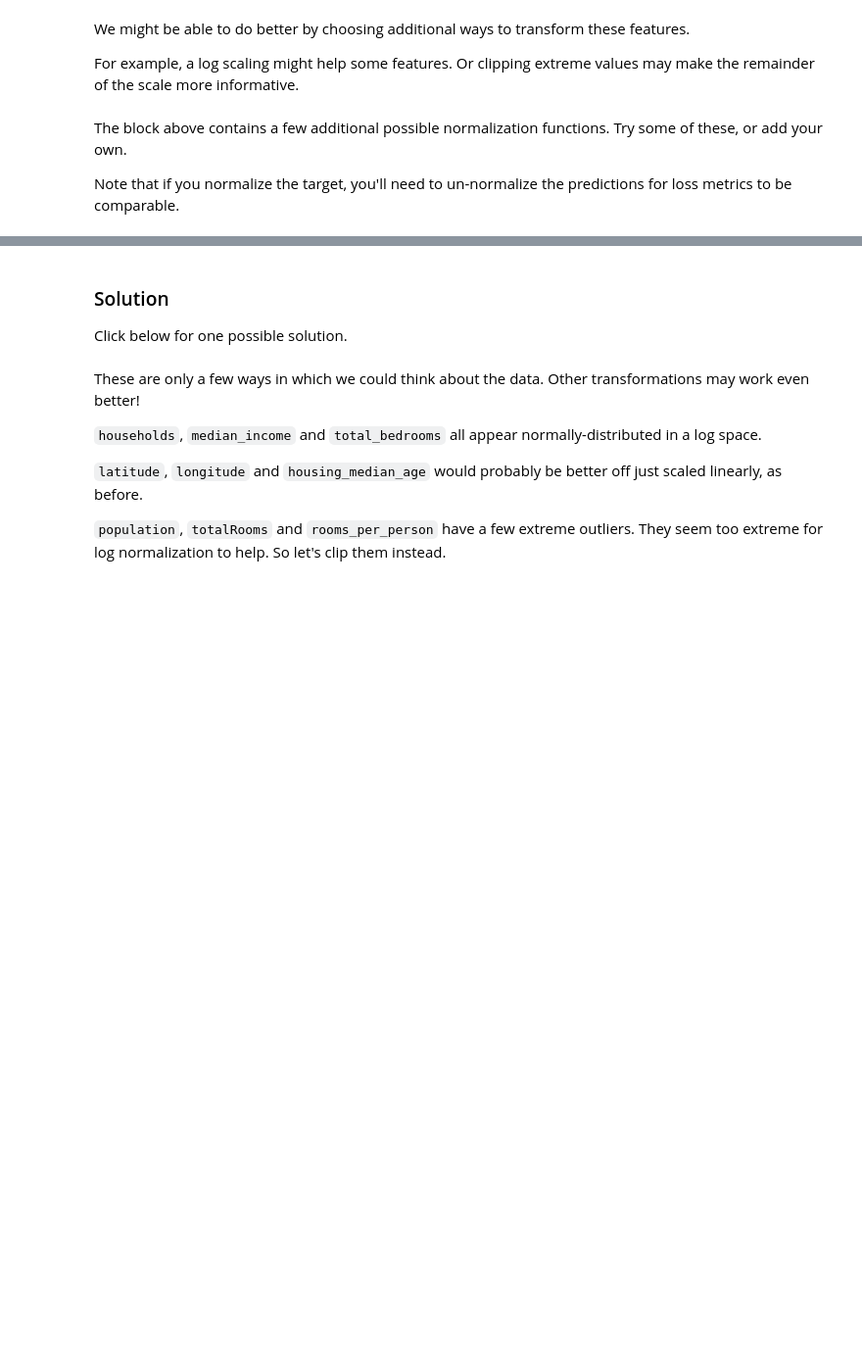
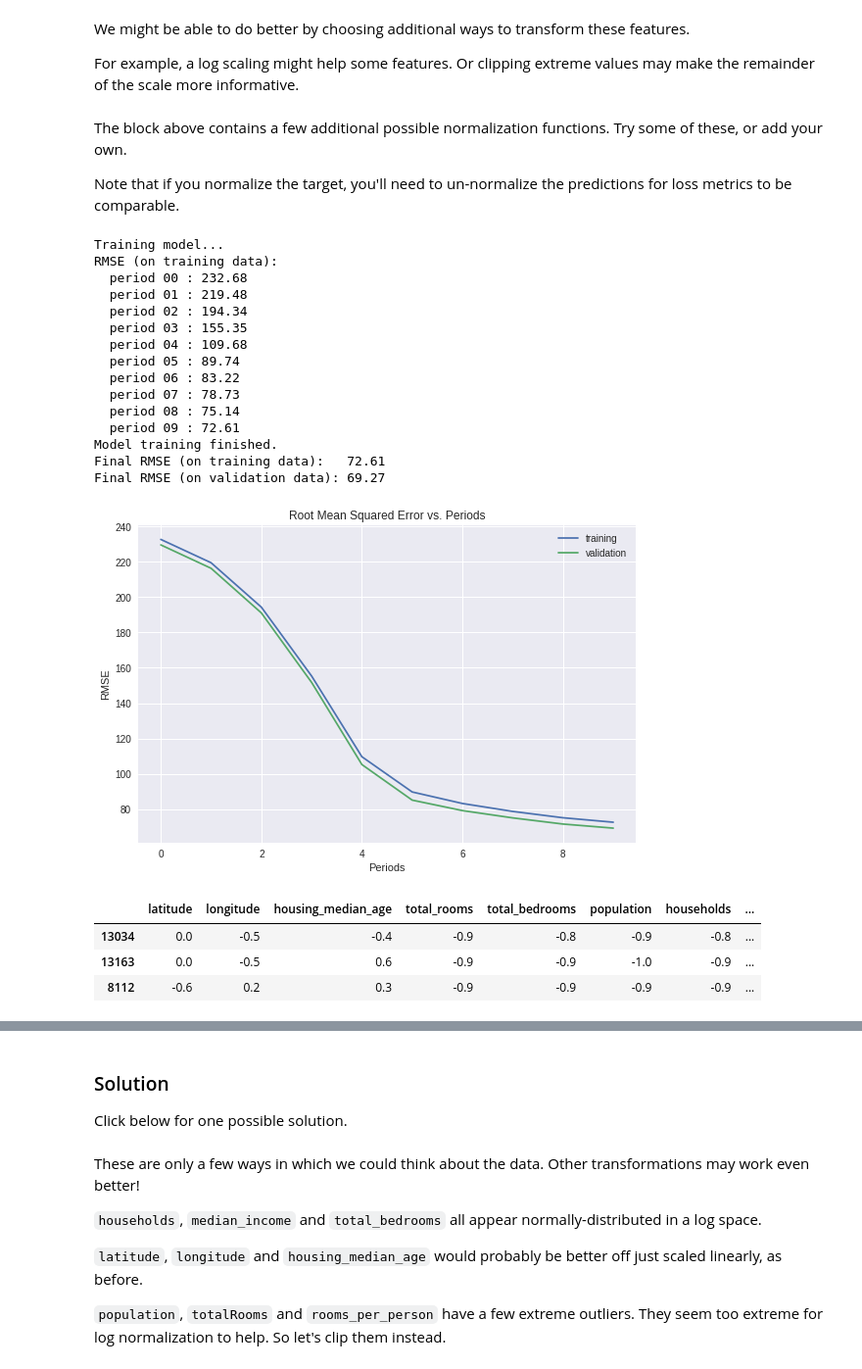
Before and after one commit to tenvol/tsf00, a Jupyter notebook: improving_neural_net_performance.ipynb, the cells around one changed output, grey strips where cells are left out. Shown at 98% size. Saved outputs shown, nothing was run; the diff lists cells and outputs as text; code cells hidden in the pictures; blank space fills up the shorter version.

```diff
--- a/improving_neural_net_performance.ipynb
+++ b/improving_neural_net_performance.ipynb
@@ -783,21 +783,45 @@ Note that if you normalize the target, you'll need to un-normalize the predictio
 # %%
 def normalize(examples_dataframe):
   """Returns a version of the input `DataFrame` that has all its features normalized."""
   #
   # YOUR CODE HERE: Normalize the inputs.
   #
-  pass
+  #pass
+  chdf_normalized = pd.DataFrame()
+  for col_name in examples_dataframe:
+    #chdf_normalized[str(col_name)] = log_normalize(examples_dataframe[str(col_name)])
+    chdf_normalized[str(col_name)] = z_score_normalize(examples_dataframe[str(col_name)])
 
-normalized_dataframe = normalize(preprocess_features(california_housing_dataframe))
+  return chdf_normalized
+
+normalized_chdf = normalize_linear_scale(preprocess_features(california_housing_dataframe))
+normalized_dataframe = normalize(normalized_chdf)
 normalized_training_examples = normalized_dataframe.head(12000)
 normalized_validation_examples = normalized_dataframe.tail(5000)
 
 _ = train_nn_regression_model(
     my_optimizer=tf.train.GradientDescentOptimizer(learning_rate=0.0007),
     steps=5000,
     batch_size=70,
     hidden_units=[10, 10],
     training_examples=normalized_training_examples,
     training_targets=training_targets,
     validation_examples=normalized_validation_examples,
     validation_targets=validation_targets)
+# %% [output]
+Training model...
+RMSE (on training data):
+  period 00 : 232.68
+  period 01 : 219.48
+  period 02 : 194.34
+  period 03 : 155.35
+  period 04 : 109.68
+  period 05 : 89.74
+  period 06 : 83.22
+  period 07 : 78.73
+  period 08 : 75.14
+  period 09 : 72.61
+Model training finished.
+Final RMSE (on training data):   72.61
+Final RMSE (on validation data): 69.27
+[figure, added]
@@ -803,0 +844,7 @@ _ = train_nn_regression_model(
+# %%
+normalized_chdf.head(3)
+# %% [output]
+|  | latitude | longitude | housing_median_age | total_rooms | total_bedrooms | population | households | ... |
+| 13034 | 0.0 | -0.5 | -0.4 | -0.9 | -0.8 | -0.9 | -0.8 | ... |
+| 13163 | 0.0 | -0.5 | 0.6 | -0.9 | -0.9 | -1.0 | -0.9 | ... |
+| 8112 | -0.6 | 0.2 | 0.3 | -0.9 | -0.9 | -0.9 | -0.9 | ... |
```
Also changed, not shown: parts of 19 cells of this notebook.
